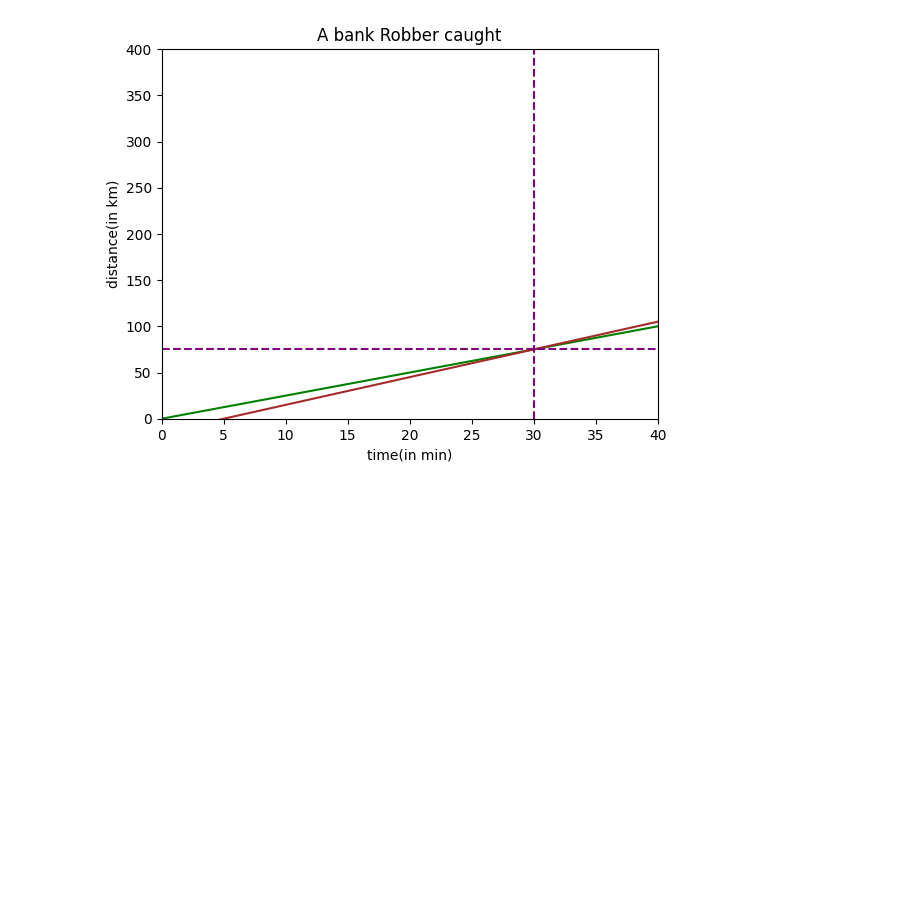
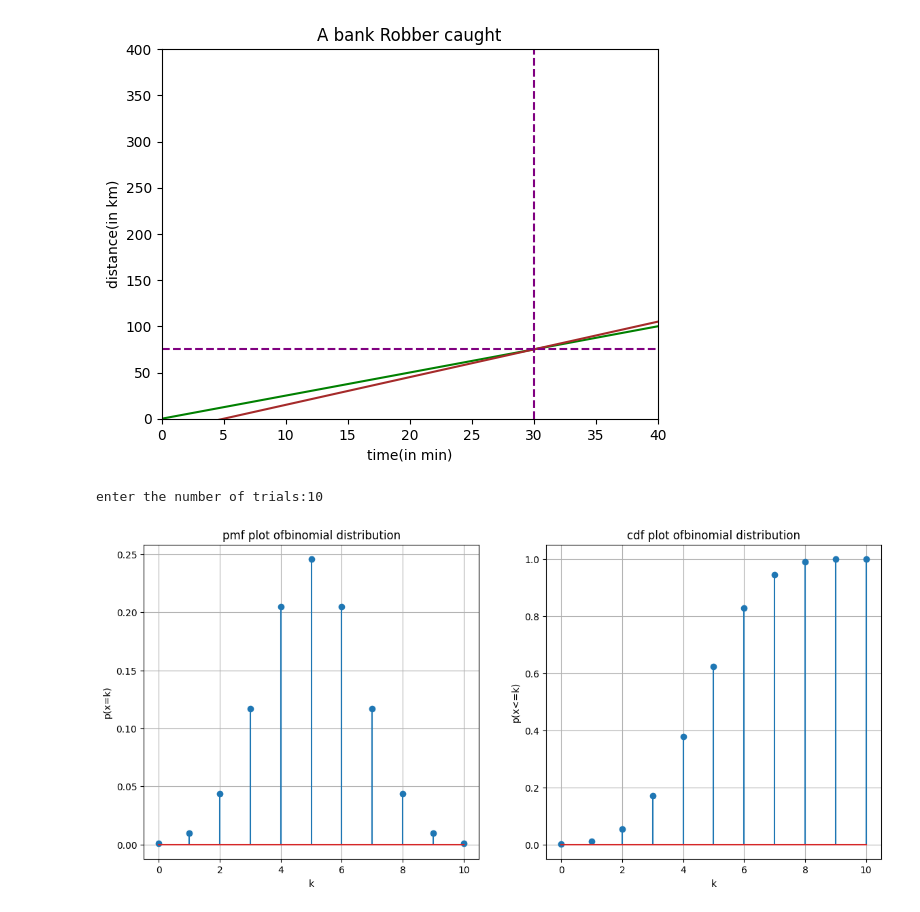
Before and after one commit to Ashish0011-ashu/OOP, a Jupyter notebook: practise_libraries.ipynb, the cells around one changed output. Drawn from its saved outputs; the diff is of its cells as text; code cells hidden in the pictures; blank space fills up the shorter version.

```diff
--- a/practise_libraries.ipynb
+++ b/practise_libraries.ipynb
@@ -25,0 +31,34 @@ plt.show()
+# %%
+# function to plot pmf and pdf
+def plot_discrete_dist(dist_name,x_values,pmf_values,cdf_values):
+  plt.figure(figsize = (14,6))
+
+  # plot probability mass function(pmf)
+  plt.subplot(1,2,1)
+  plt.stem(x_values , pmf_values)
+  plt.title(f"pmf plot of{dist_name} distribution")
+  plt.xlabel("k")
+  plt.ylabel("p(x=k)")
+  plt.grid(True)
+
+  # plot cdf
+  plt.subplot(1,2,2)
+  plt.stem(x_values , cdf_values)
+  plt.title(f"cdf plot of{dist_name} distribution")
+  plt.xlabel("k")
+  plt.ylabel("p(x<=k)")
+  plt.grid(True)
+# %%
+import numpy as np
+from scipy.stats import binom
+
+n =  int(input("enter the number of trials:"))
+p = 0.5
+x_binom = np.arange(0,n+1)
+pmf_binom = binom.pmf(x_binom,n,p)
+cdf_binom = binom.cdf(x_binom,n,p)
+dist_name = "binomial"
+plot_discrete_dist(dist_name,x_binom,pmf_binom,cdf_binom)
+# %% [output]
+enter the number of trials:10
+[figure, added]
```
Also changed, not shown: parts of 11 cells of this notebook.
